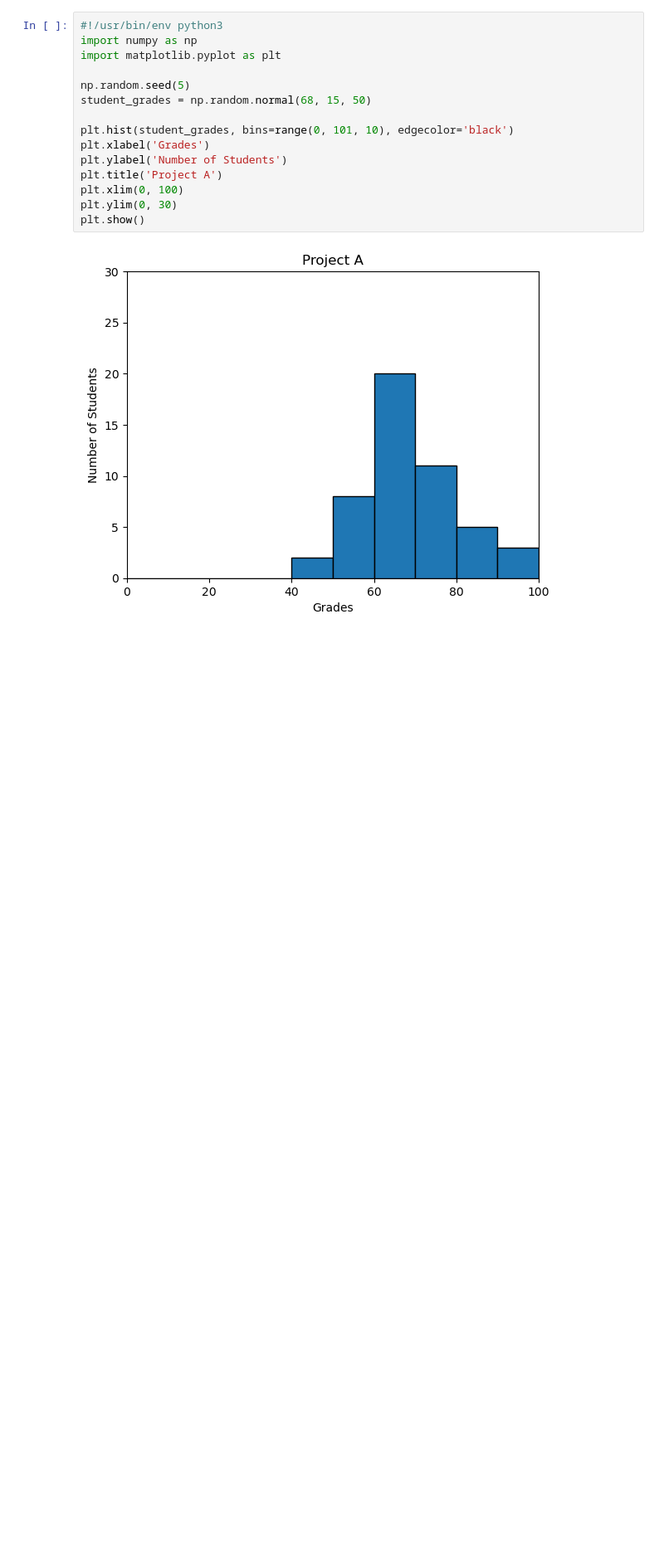
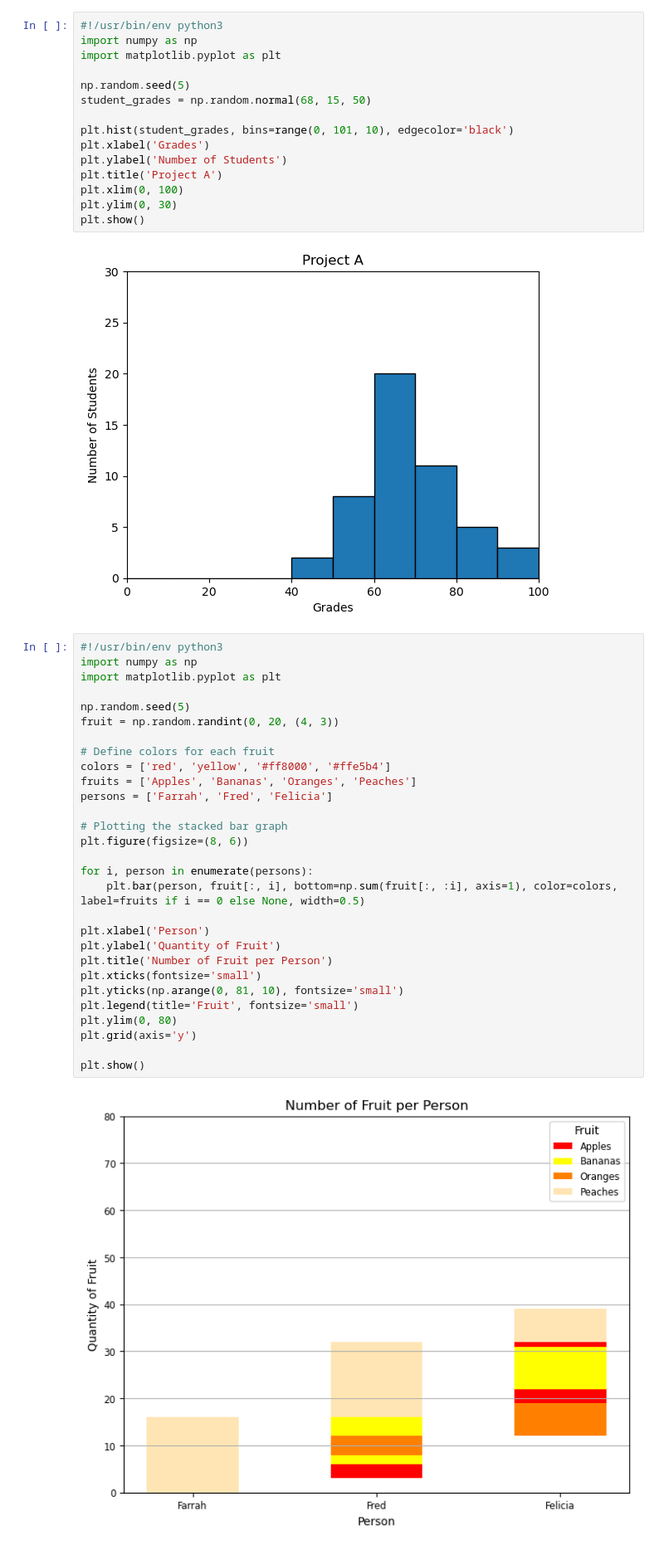
Before and after one commit to kennyg37/alu-machine_learning, a Jupyter notebook: math/plotting/main.ipynb, the cells around one changed output. Shown at 83% size. Drawn from its saved outputs; the diff is of its cells as text; blank space fills up the shorter version.

```diff
--- a/math/plotting/main.ipynb
+++ b/math/plotting/main.ipynb
@@ -99,3 +99,34 @@ plt.ylim(0, 30)
 plt.show()
 # %% [output]
 [figure]
+# %%
+#!/usr/bin/env python3
+import numpy as np
+import matplotlib.pyplot as plt
+
+np.random.seed(5)
+fruit = np.random.randint(0, 20, (4, 3))
+
+# Define colors for each fruit
+colors = ['red', 'yellow', '#ff8000', '#ffe5b4']
+fruits = ['Apples', 'Bananas', 'Oranges', 'Peaches']
+persons = ['Farrah', 'Fred', 'Felicia']
+
+# Plotting the stacked bar graph
+plt.figure(figsize=(8, 6))
+
+for i, person in enumerate(persons):
+    plt.bar(person, fruit[:, i], bottom=np.sum(fruit[:, :i], axis=1), color=colors, label=fruits if i == 0 else None, width=0.5)
+
+plt.xlabel('Person')
+plt.ylabel('Quantity of Fruit')
+plt.title('Number of Fruit per Person')
+plt.xticks(fontsize='small')
+plt.yticks(np.arange(0, 81, 10), fontsize='small')
+plt.legend(title='Fruit', fontsize='small')
+plt.ylim(0, 80)
+plt.grid(axis='y')
+
+plt.show()
+# %% [output]
+[figure, added]
```
Also changed, not shown: 1 other file.
